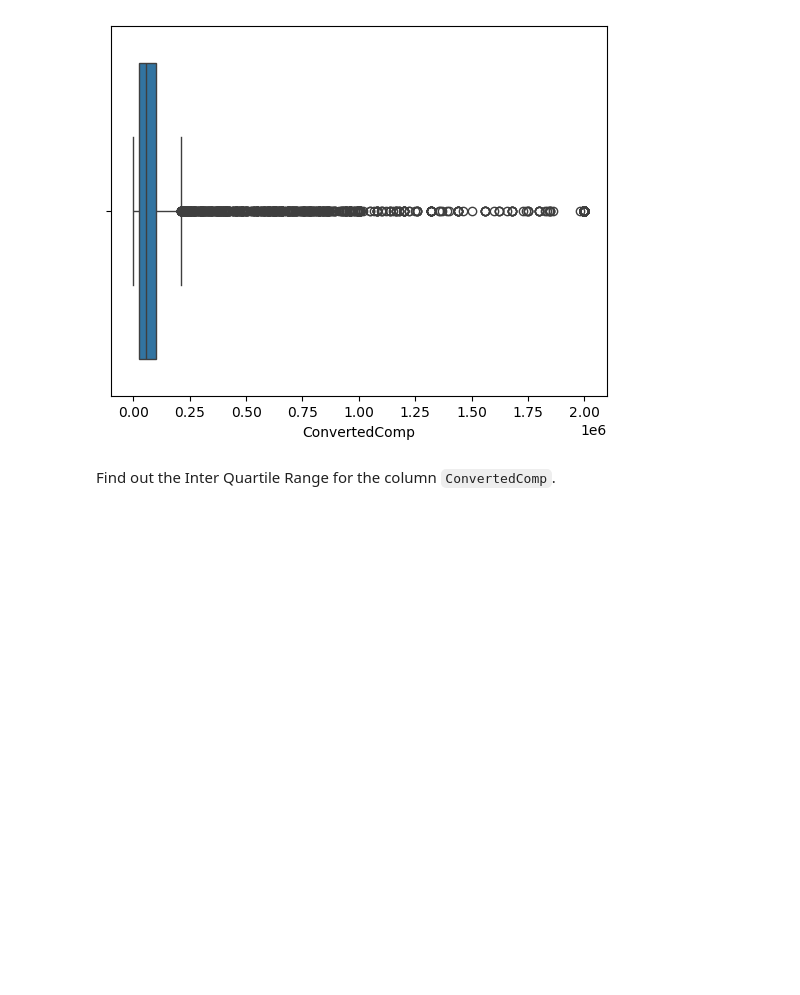
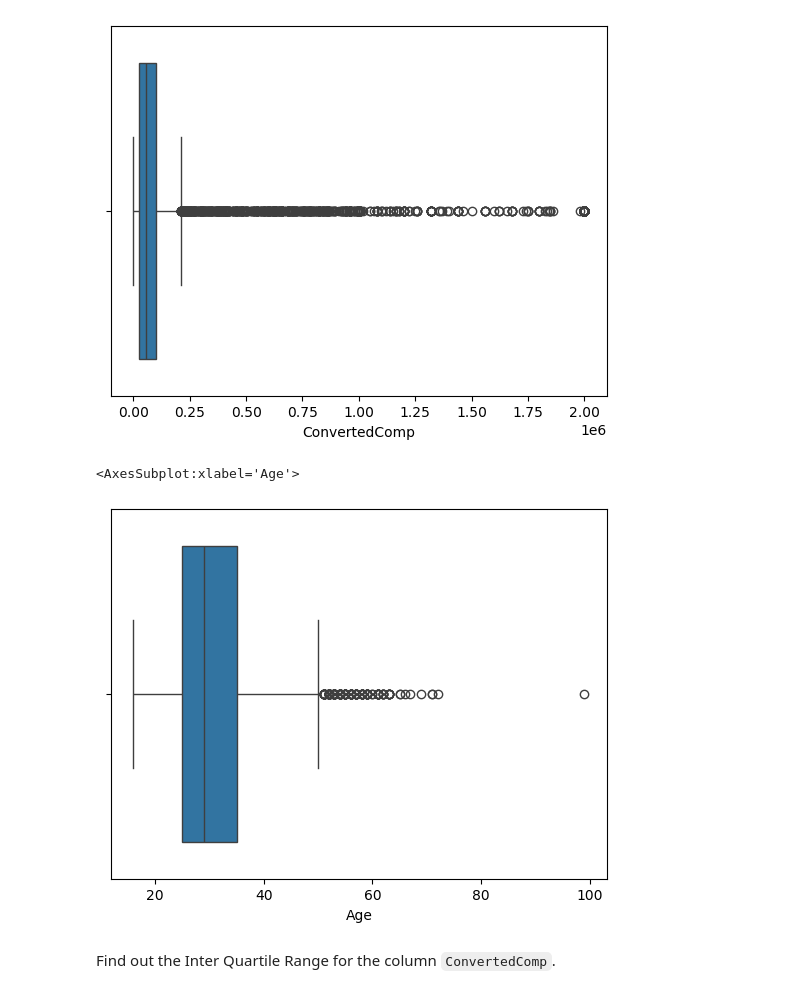
Before and after one commit to Dimspets/IBM_Data_Analyst_Capstone, a Jupyter notebook: M3ExploratoryDataAnalysis-lab.ipynb, the cells around one changed output. Cells and saved outputs as stored; diff of their text form; code cells hidden in the pictures; blank space fills up the shorter version.

```diff
--- a/M3ExploratoryDataAnalysis-lab.ipynb
+++ b/M3ExploratoryDataAnalysis-lab.ipynb
@@ -191,6 +199,11 @@ sns.boxplot(data=df['ConvertedComp'], orient = 'h')
 # %% [output]
 <AxesSubplot:xlabel='ConvertedComp'>
 [figure]
+# %%
+sns.boxplot(data=df['Age'], orient = 'h')
+# %% [output]
+<AxesSubplot:xlabel='Age'>
+[figure, added]
 # %% [markdown]
 Find out the Inter Quartile Range for the column `ConvertedComp`.
 # %%
```
Also changed, not shown: parts of 3 cells of this notebook.
